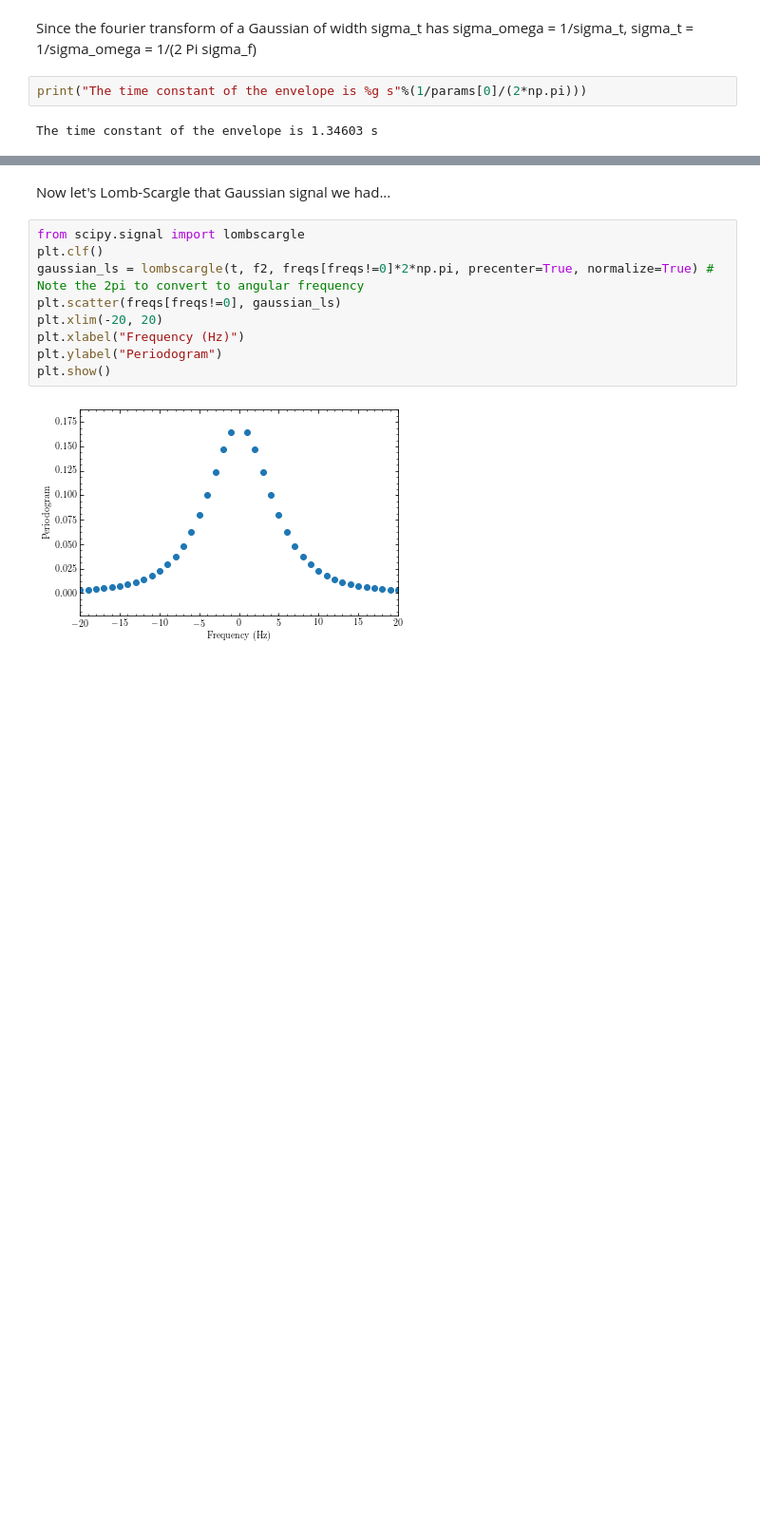
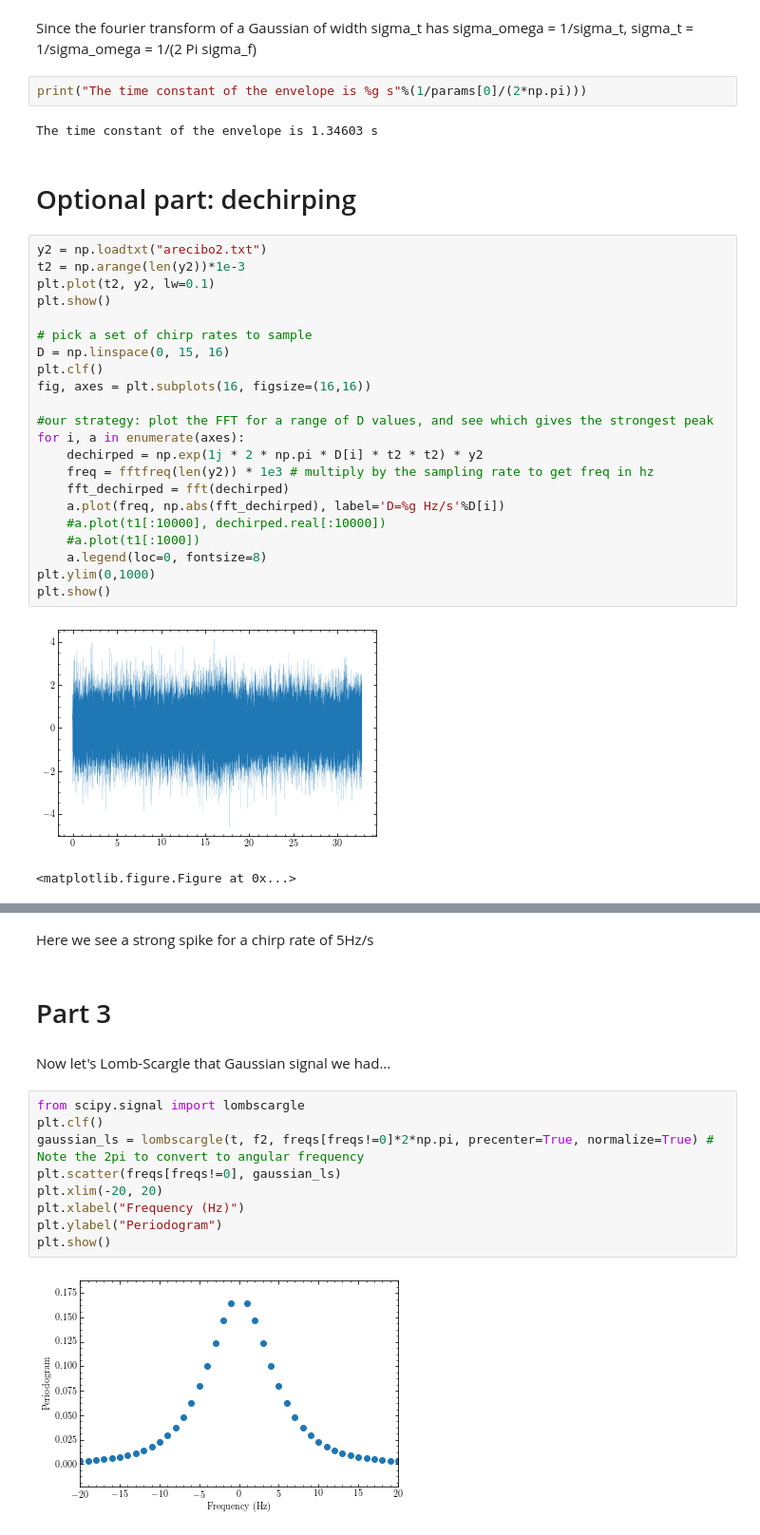
Before and after one commit to mikegrudic/Ph2x, a Jupyter notebook: ph21/Ph21_2.ipynb, the cells around one changed output, grey strips where cells are left out. Shown at 95% size. Cells and saved outputs as stored; diff of their text form; blank space fills up the shorter version.

```diff
--- a/ph21/Ph21_2.ipynb
+++ b/ph21/Ph21_2.ipynb
@@ -92,3 +92,30 @@ Since the fourier transform of a Gaussian of width sigma_t has sigma_omega = 1/s
 print("The time constant of the envelope is %g s"%(1/params[0]/(2*np.pi)))
 # %% [output]
 The time constant of the envelope is 1.34603 s
+# %% [markdown]
+# Optional part: dechirping
+# %%
+y2 = np.loadtxt("arecibo2.txt")
+t2 = np.arange(len(y2))*1e-3
+plt.plot(t2, y2, lw=0.1)
+plt.show()
+
+# pick a set of chirp rates to sample
+D = np.linspace(0, 15, 16)
+plt.clf()
+fig, axes = plt.subplots(16, figsize=(16,16))
+
+#our strategy: plot the FFT for a range of D values, and see which gives the strongest peak
+for i, a in enumerate(axes):
+    dechirped = np.exp(1j * 2 * np.pi * D[i] * t2 * t2) * y2
+    freq = fftfreq(len(y2)) * 1e3 # multiply by the sampling rate to get freq in hz
+    fft_dechirped = fft(dechirped)
+    a.plot(freq, np.abs(fft_dechirped), label='D=%g Hz/s'%D[i])
+    #a.plot(t1[:10000], dechirped.real[:10000])
+    #a.plot(t1[:1000])
+    a.legend(loc=0, fontsize=8)
+plt.ylim(0,1000)
+plt.show()
+# %% [output]
+[figure, added]
+<matplotlib.figure.Figure at 0x...>
@@ -95,3 +123,7 @@ The time constant of the envelope is 1.34603 s
+# %% [markdown]
+Here we see a strong spike for a chirp rate of 5Hz/s
+# %% [markdown]
+# Part 3
 # %% [markdown]
 Now let's Lomb-Scargle that Gaussian signal we had...
 # %%
```
Also changed, not shown: parts of 2 cells of this notebook, 1 other file.
